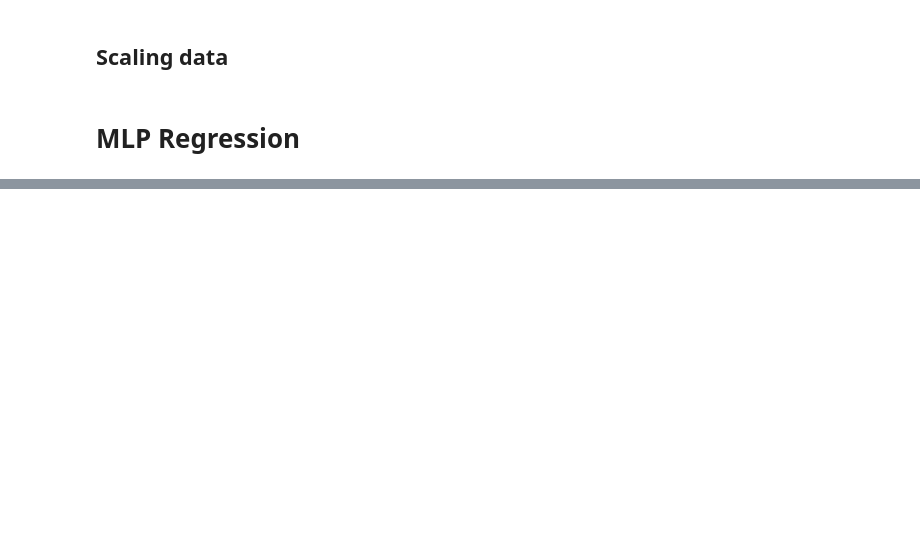
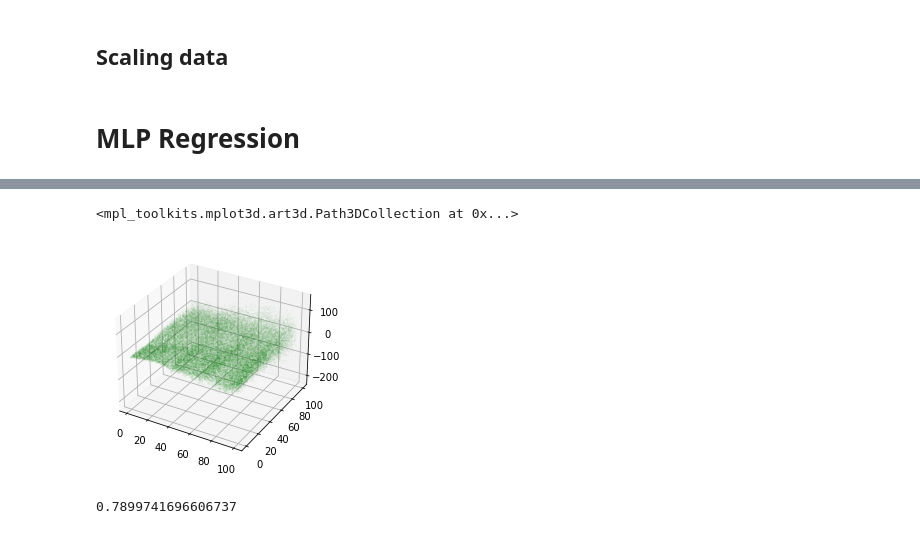
Before and after one commit to RaulRPrado/LearningDataScience, a Jupyter notebook: Simple2DRegression/Simple2DRegression.ipynb, the cells around one changed output, grey strips where cells are left out. Cells and saved outputs as stored; diff of their text form; code cells hidden in the pictures; blank space fills up the shorter version.

```diff
--- a/Simple2DRegression/Simple2DRegression.ipynb
+++ b/Simple2DRegression/Simple2DRegression.ipynb
@@ -139,7 +187,13 @@ ax4.set_xlabel('y')
 # %%
 features_test[:,0]
 fig = plt.figure()
 ax = plt.axes(projection='3d')
-ax.scatter3D(features_test[:,0], features_test[:,1], deviation, c='g', s=0.001)
+ax.scatter3D(features_test[:,0], features_test[:,1], abs_deviation, c='g', s=0.001)
+# %% [output]
+<mpl_toolkits.mplot3d.art3d.Path3DCollection at 0x...>
+[figure, added]
 # %%
 score = reg.score(features_test, target_test)
+score
+# %% [output]
+0.7899741696606737
```
Also changed, not shown: parts of 8 cells of this notebook.
